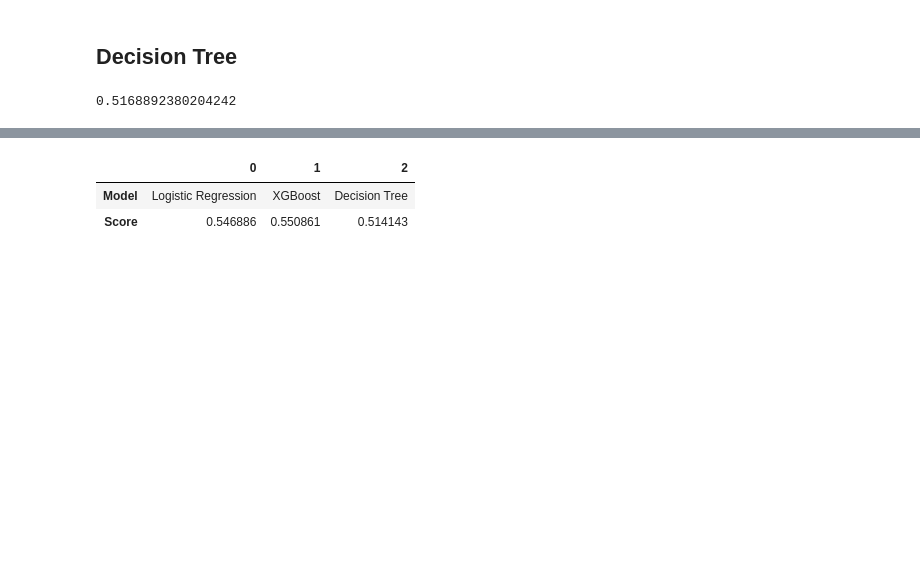
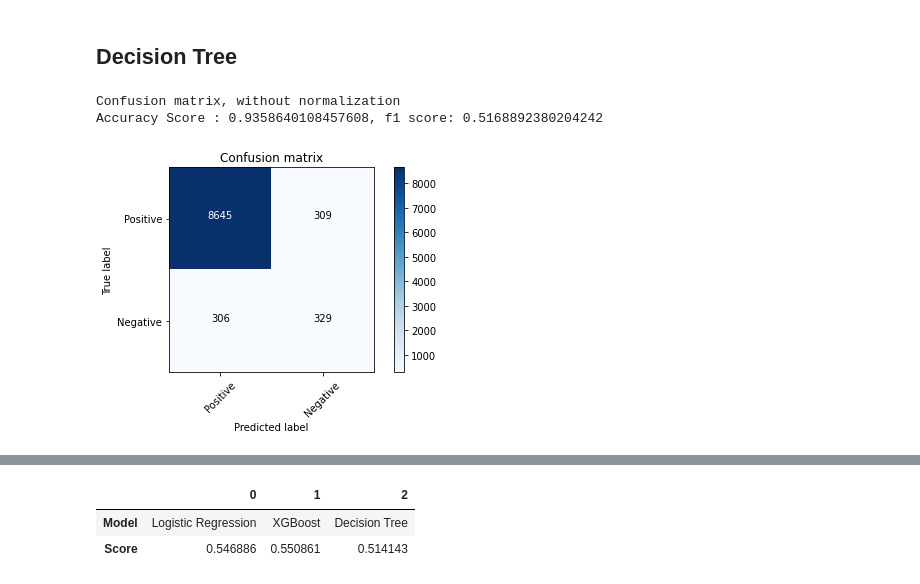
Before and after one commit to ChiragJRana/MachineLearning-learning-projects, a Jupyter notebook: SocialMediaSentimentalAnalysis.ipynb, the cells around one changed output, grey strips where cells are left out. Cells and saved outputs as stored; diff of their text form; code cells hidden in the pictures; blank space fills up the shorter version.

```diff
--- a/SocialMediaSentimentalAnalysis.ipynb
+++ b/SocialMediaSentimentalAnalysis.ipynb
@@ -448,17 +515,22 @@ xgb_tfidf
 # %%
 from sklearn.tree import DecisionTreeClassifier
 dtc = DecisionTreeClassifier(criterion='entropy', random_state=1)
 dtc.fit(X_train_bow,y_train_bow)
 pred = dtc.predict_proba(X_valid_bow)
 # pred
 # Calculating the f1 Scores
 pred_int = pred[:,1] >= 0.7
 pred_int = pred_int.astype(np.int)
 
-dtc_bow = f1_score(y_valid_bow, pred_int)
-dtc_bow
+# dtc_bow = f1_score(y_valid_bow, pred_int)
+# dtc_bow
+cm = confusion_matrix(y_valid_bow, pred_int)
+plot_confusion_matrix(cm, classes = ['Positive', 'Negative'])
+print(f'Accuracy Score : {accuracy_score(y_valid_bow, pred_int)}, f1 score: {f1_score(y_valid_bow, pred_int)}')
 # %% [output]
-0.5168892380204242
+Confusion matrix, without normalization
+Accuracy Score : 0.9358640108457608, f1 score: 0.5168892380204242
+[figure, added]
 # %%
 dtc = DecisionTreeClassifier(criterion='entropy', random_state=1)
 dtc.fit(X_train_tfidf,y_train_tfidf)
```
Also changed, not shown: parts of 20 cells of this notebook.
